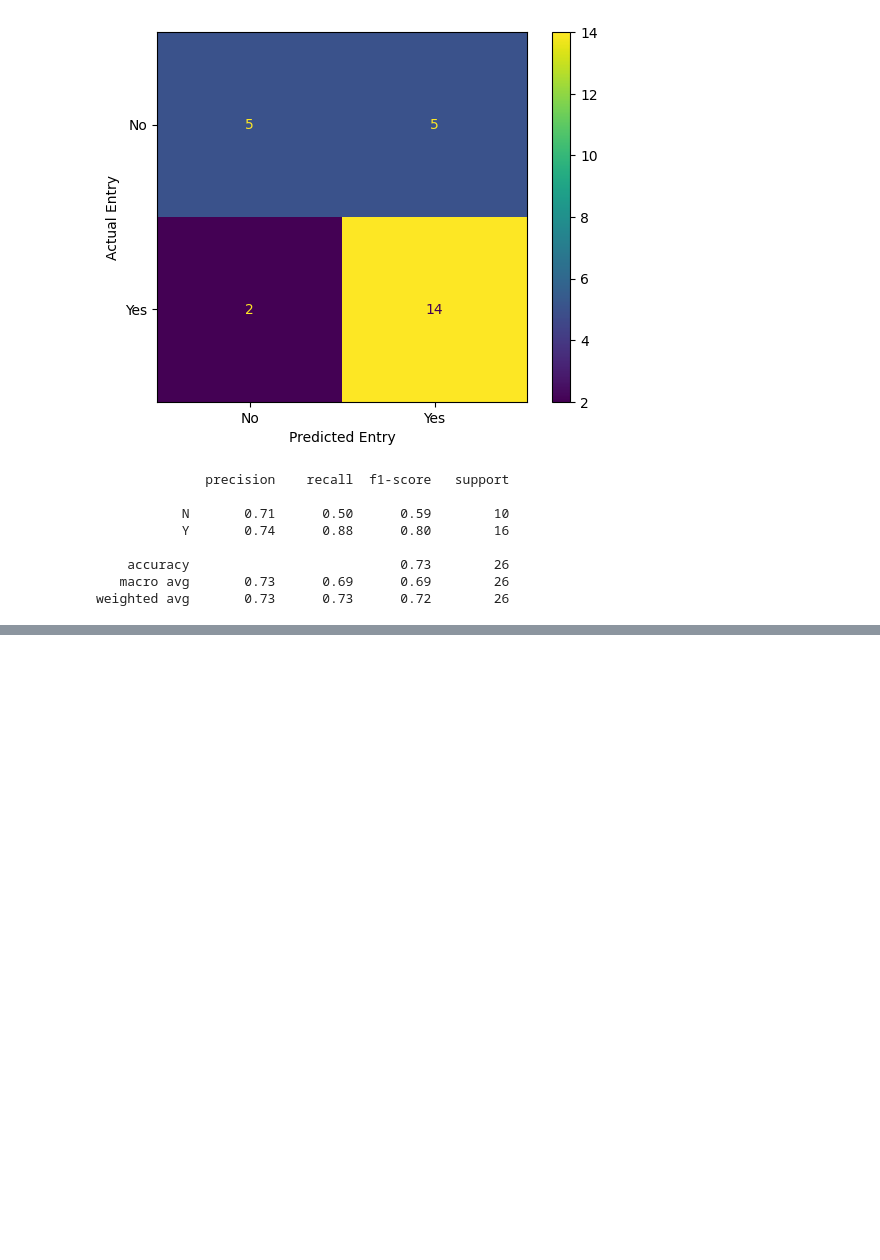
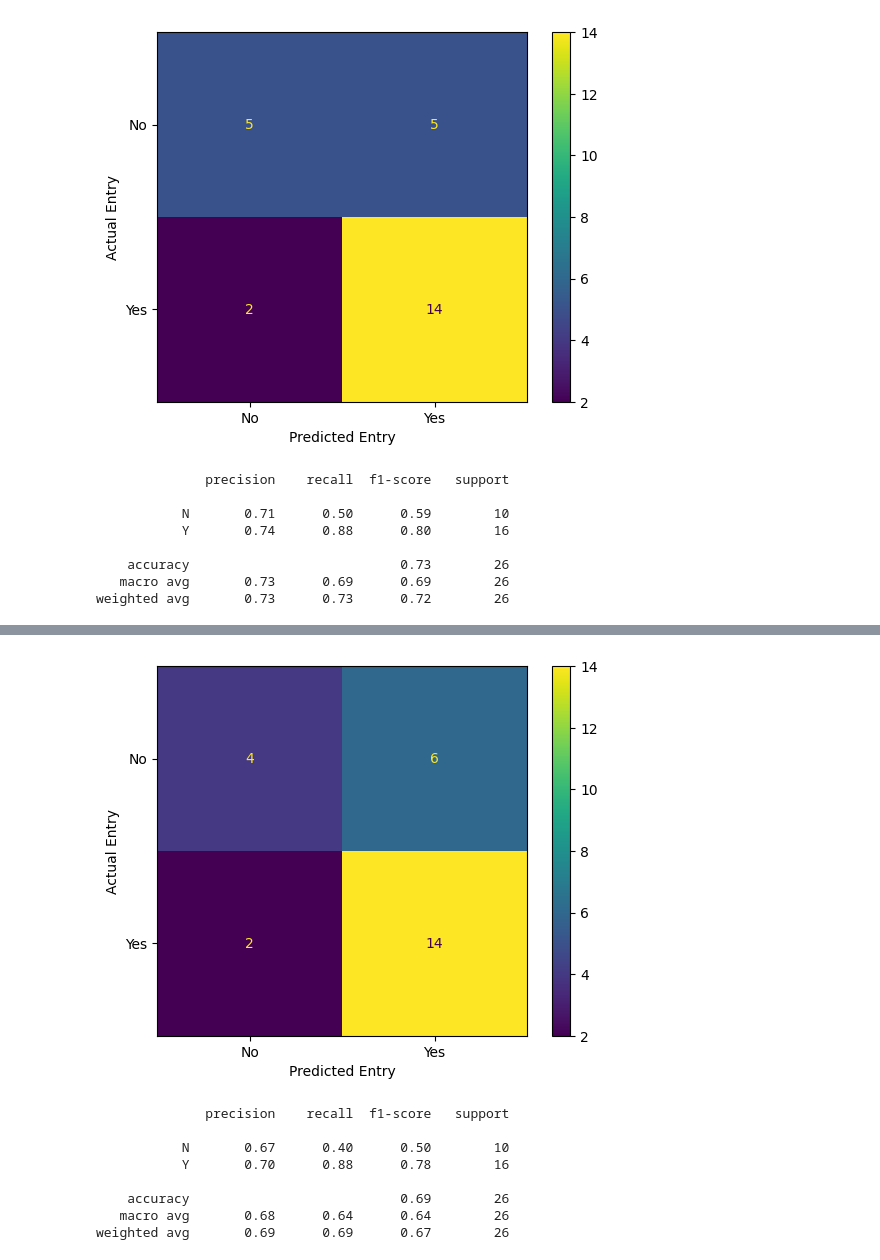
Before and after one commit to sirkotal/feup-ac, a Jupyter notebook: notebook.ipynb, the cells around one changed output, grey strips where cells are left out. Drawn from its saved outputs; the diff is of its cells as text; code cells hidden in the pictures; blank space fills up the shorter version.

```diff
--- a/notebook.ipynb
+++ b/notebook.ipynb
@@ -261,0 +283,19 @@ weighted avg       0.73      0.73      0.72        26
+# %%
+ann_class = MLPClassifier(random_state=42, max_iter=300)
+ann_class.fit(training_inputs, training_classes)
+
+ann_class.score(testing_inputs, testing_classes)
+
+accuracy_score(testing_classes, ann_class.predict(testing_inputs))
+
+data_results(testing_classes, testing_inputs, ann_class)
+# %% [output]
+[figure, added]
+              precision    recall  f1-score   support
+
+           N       0.67      0.40      0.50        10
+           Y       0.70      0.88      0.78        16
+
+    accuracy                           0.69        26
+   macro avg       0.68      0.64      0.64        26
+weighted avg       0.69      0.69      0.67        26
```
Also changed, not shown: parts of 2 cells of this notebook.
